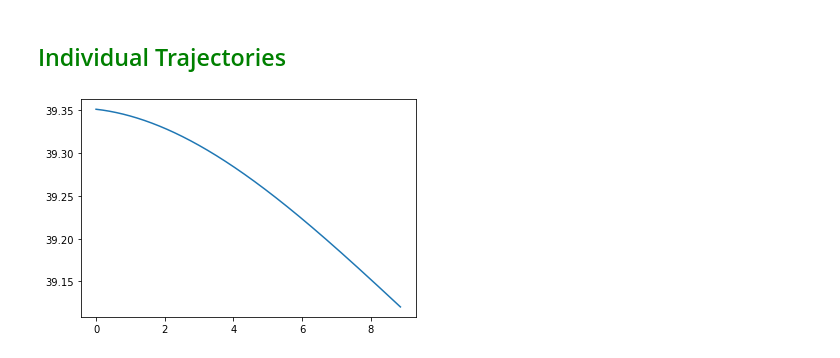
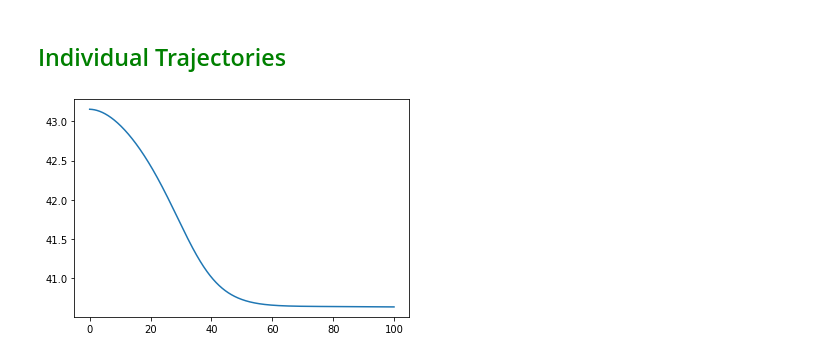
Before and after one commit to Hi-Tree/WGM_Forces, a Jupyter notebook: ode.ipynb, the cells around one changed output. Cells and saved outputs as stored; diff of their text form; code cells hidden in the pictures.

```diff
--- a/ode.ipynb
+++ b/ode.ipynb
@@ -225,10 +217,10 @@ plt.show()
 # %% [markdown]
 <h2 style="color:green">Individual Trajectories</h2>
-# %%
-
-
-plt.plot(time0, sol1[:,0], "-")
-#plt.plot(time0, sol2[:,0], color = "red")
-plt.show()
-# %% [output]
-[figure, removed]
+# %%
+
+s = randomized(1)
+z = solve(s)
+plt.plot(z[2], z[1][:,0])
+plt.show()
+# %% [output]
+[figure, added]
```
Also changed, not shown: parts of 11 cells of this notebook.
